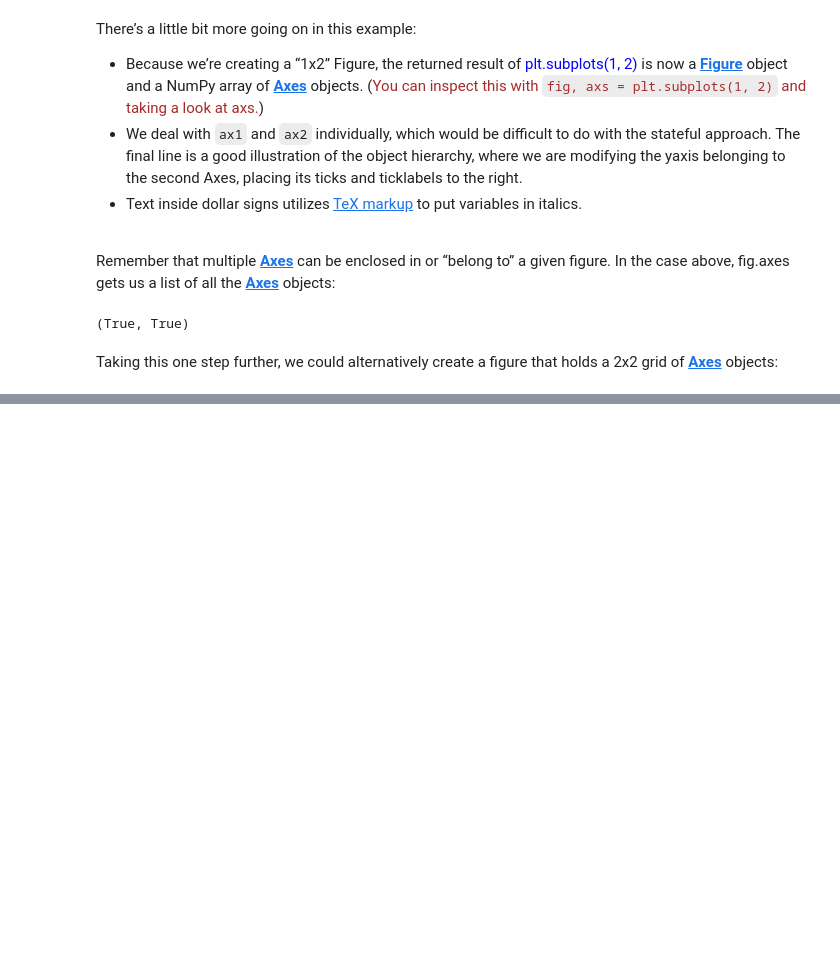
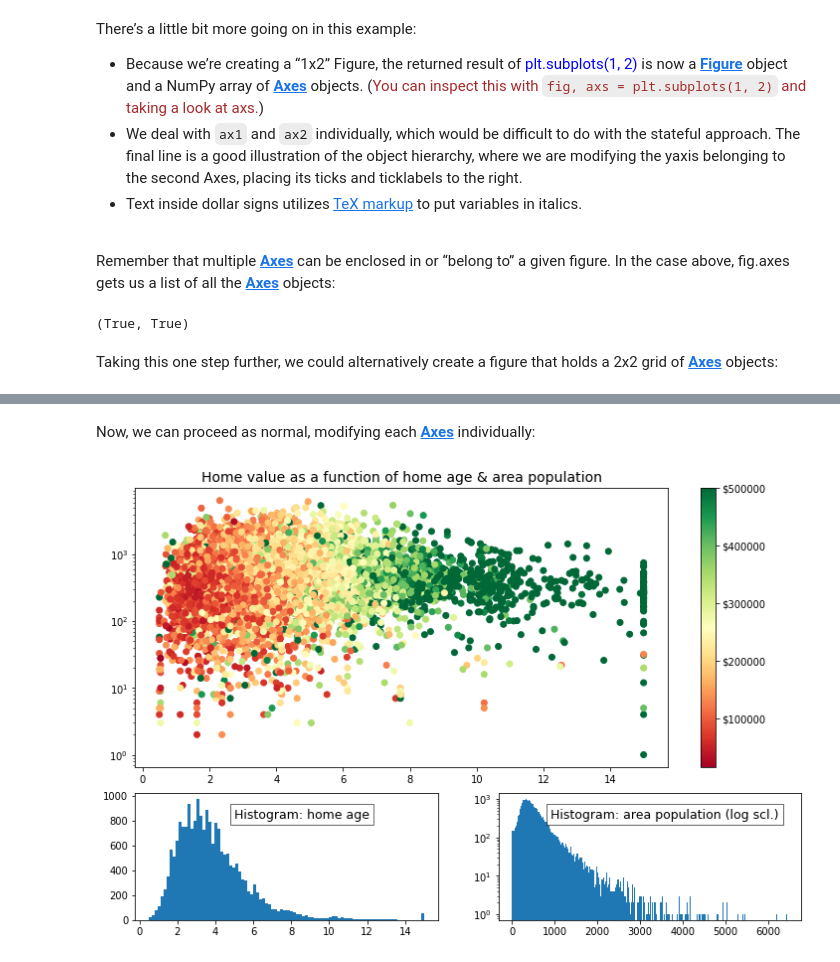
Before and after one commit to johnklee/python_101_crash_courses, a Jupyter notebook: article_collection/Python_matplotlib_guide/notebook.ipynb, the cells around one changed output, grey strips where cells are left out. Saved outputs shown, nothing was run; the diff lists cells and outputs as text; code cells hidden in the pictures; blank space fills up the shorter version.

```diff
--- a/article_collection/Python_matplotlib_guide/notebook.ipynb
+++ b/article_collection/Python_matplotlib_guide/notebook.ipynb
@@ -234,0 +283,12 @@ Taking this one step further, we could alternatively create a figure that holds
+# %%
+%%time
+from io import BytesIO
+import tarfile
+from urllib.request import urlopen
+
+url = 'http://www.dcc.fc.up.pt/~ltorgo/Regression/cal_housing.tgz'
+b = BytesIO(urlopen(url).read())
+fpath = 'CaliforniaHousing/cal_housing.data'
+
+with tarfile.open(mode='r', fileobj=b) as archive:
+  housing = np.loadtxt(archive.extractfile(fpath), delimiter=',')
@@ -234,0 +300,3 @@ Taking this one step further, we could alternatively create a figure that holds
+# %%
+y = housing[:, -1]
+pop, age = housing[:, [4, 7]].T
@@ -234,0 +310,8 @@ Taking this one step further, we could alternatively create a figure that holds
+# %%
+def add_titlebox(ax, text):
+  ax.text(.55, .8, text,
+      horizontalalignment='center',
+      transform=ax.transAxes,
+      bbox=dict(facecolor='white', alpha=0.6),
+      fontsize=12.5)
+  return ax
@@ -234,0 +333,22 @@ Taking this one step further, we could alternatively create a figure that holds
+# %% [markdown]
+Now, we can proceed as normal, modifying each [**Axes**](https://matplotlib.org/stable/api/_as_gen/matplotlib.axes.Axes.html) individually:
+# %%
+gridsize = (3, 2)
+fig = plt.figure(figsize=(12, 8))
+ax1 = plt.subplot2grid(gridsize, (0, 0), colspan=2, rowspan=2)
+ax2 = plt.subplot2grid(gridsize, (2, 0))
+ax3 = plt.subplot2grid(gridsize, (2, 1))
+
+ax1.set_title('Home value as a function of home age & area population', fontsize=14)
+sctr = ax1.scatter(x=age, y=pop, c=y, cmap='RdYlGn')
+plt.colorbar(sctr, ax=ax1, format='$%d')
+ax1.set_yscale('log')
+
+ax2.hist(age, bins='auto')
+add_titlebox(ax2, 'Histogram: home age')
+
+ax3.hist(pop, bins='auto', log=True)
+add_titlebox(ax3, 'Histogram: area population (log scl.)')
+plt.show()
+# %% [output]
+[figure, added]
```
Also changed, not shown: parts of 38 cells of this notebook, 2 other files.
